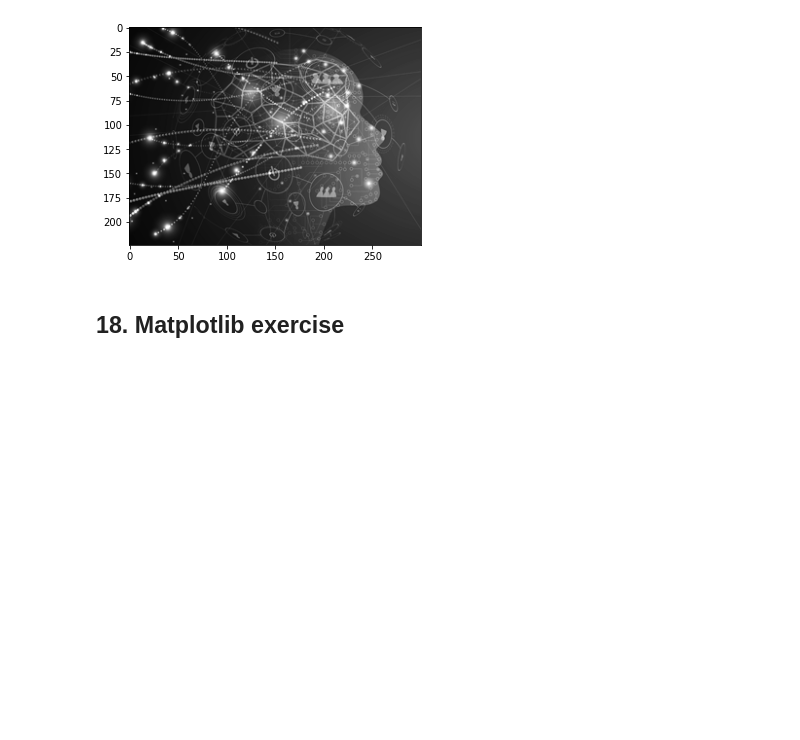
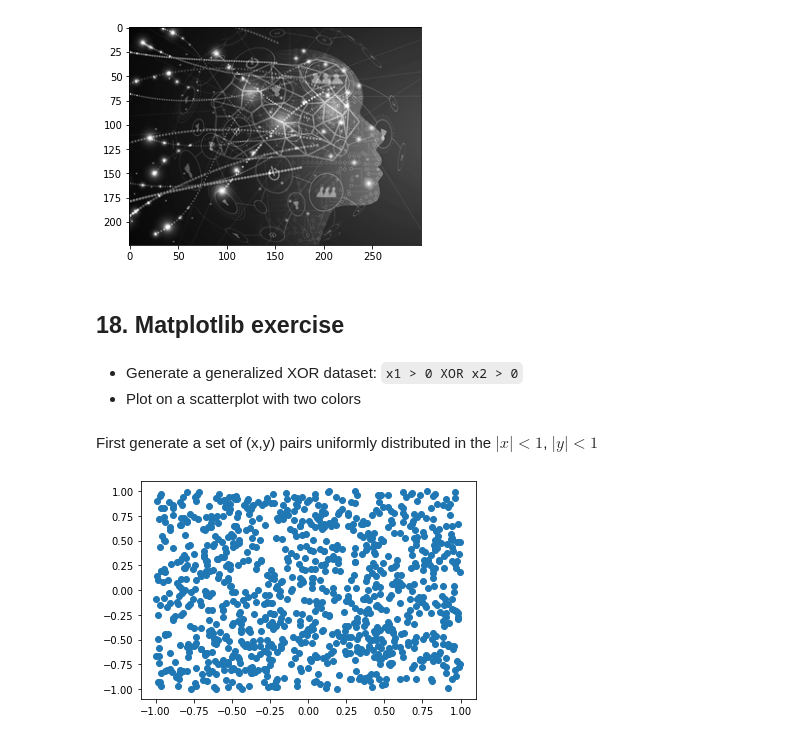
Before and after one commit to osuranyi/UdemyCourses, a Jupyter notebook: NumpyStack/Section3_Matplotlib.ipynb, the cells around one changed output. Drawn from its saved outputs; the diff is of its cells as text; code cells hidden in the pictures; blank space fills up the shorter version.

```diff
--- a/NumpyStack/Section3_Matplotlib.ipynb
+++ b/NumpyStack/Section3_Matplotlib.ipynb
@@ -163,3 +163,14 @@ plt.imshow(gray,cmap='gray');
 [figure]
 # %% [markdown]
 ## **18. Matplotlib exercise**
+# %% [markdown]
+* Generate a generalized XOR dataset: `x1 > 0 XOR x2 > 0`
+* Plot on a scatterplot with two colors
+# %% [markdown]
+First generate a set of (x,y) pairs uniformly distributed in the $|x|<1$, $|y|<1$
+# %%
+N = 1000
+X = (2*np.random.random((N,2)) - 1)
+plt.scatter(X[:,0],X[:,1]);
+# %% [output]
+[figure, added]
```
Also changed, not shown: parts of 2 cells of this notebook.
